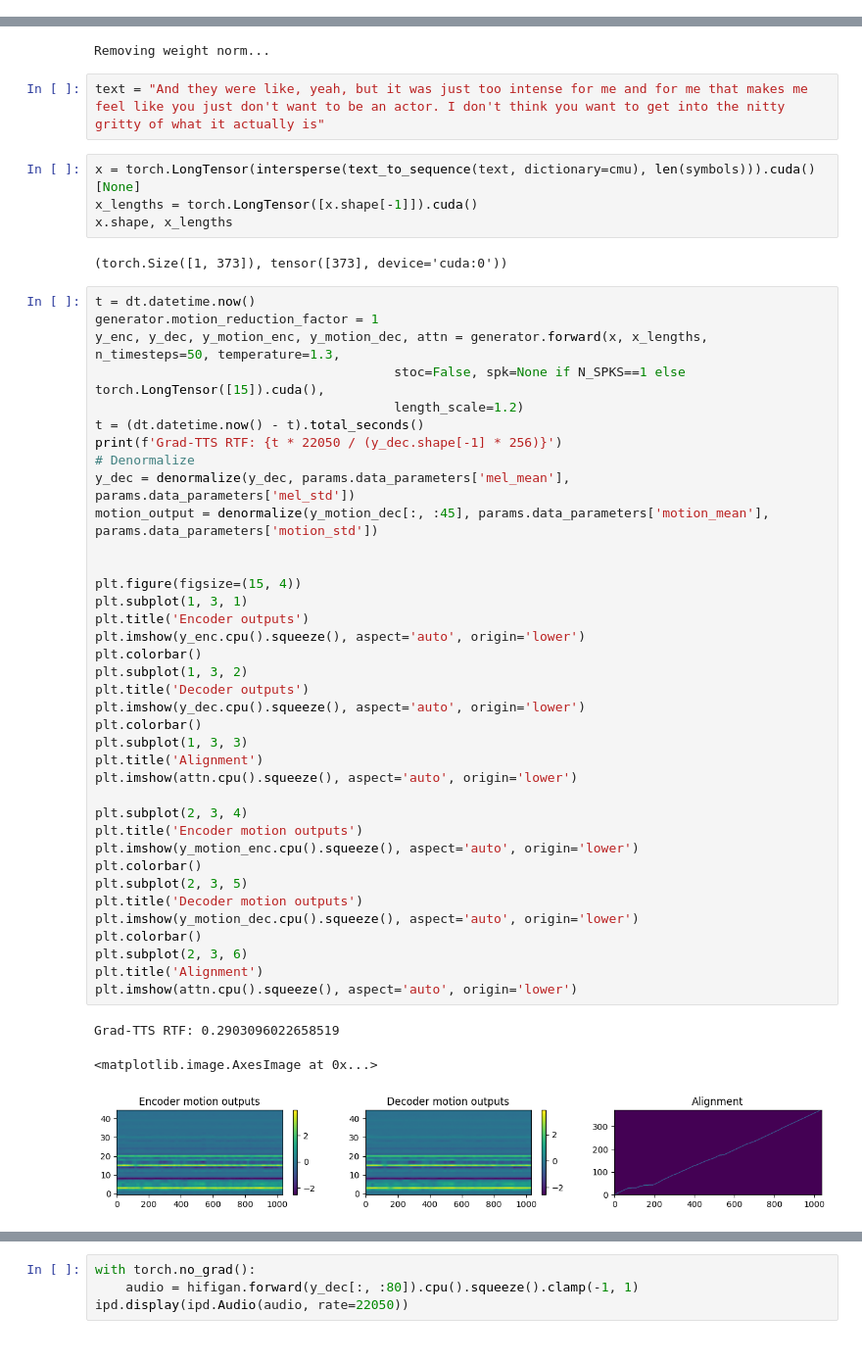
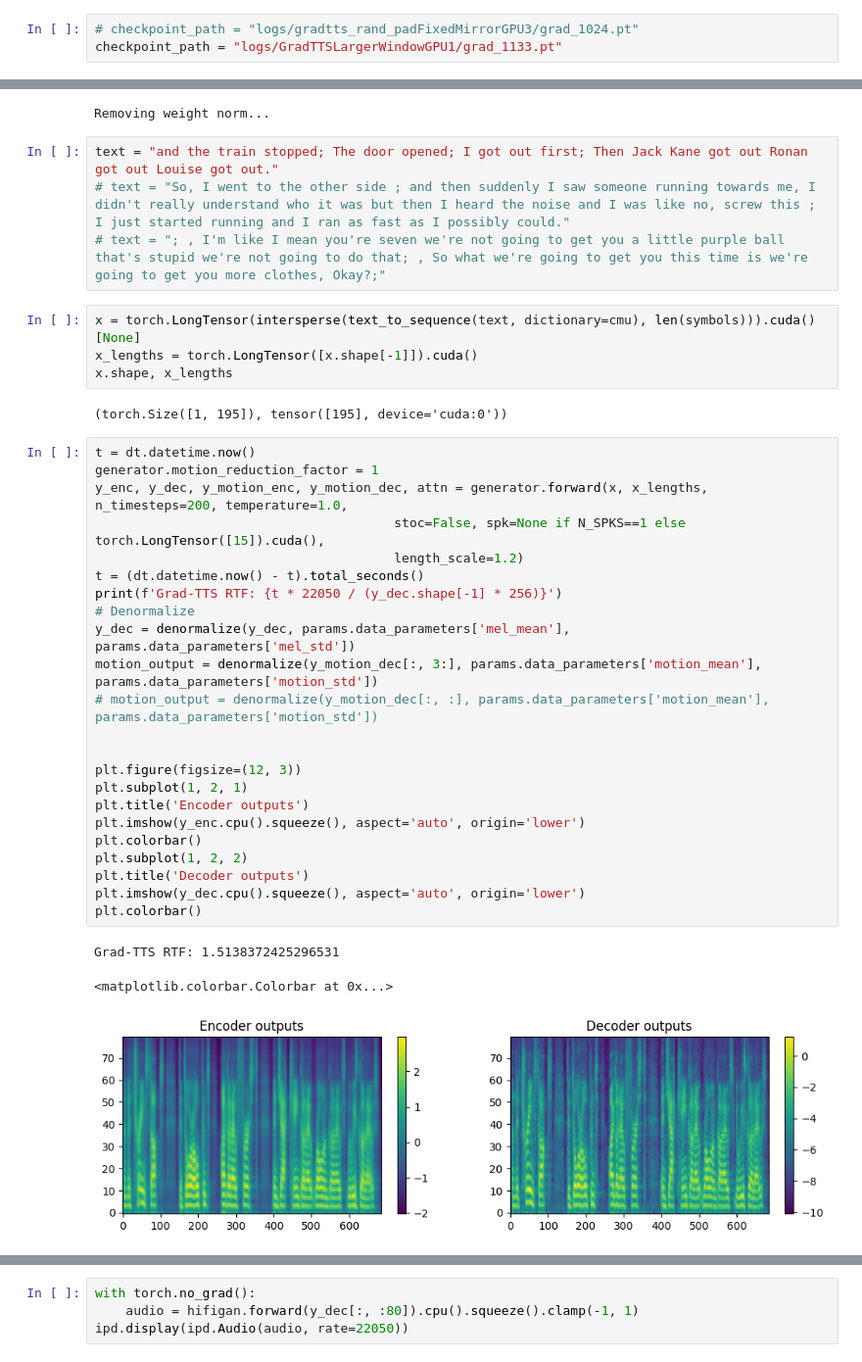
Before and after one commit to shivammehta25/Grad-TTS_Repo, a Jupyter notebook: Grad-TTS/inference.ipynb, the cells around one changed output, grey strips where cells are left out. Shown: that part at 98% size. Saved outputs shown, nothing was run; the diff lists cells and outputs as text.

```diff
--- a/Grad-TTS/inference.ipynb
+++ b/Grad-TTS/inference.ipynb
@@ -56,0 +55,3 @@ checkpoint_path = "logs/diffuser/grad_2532.pt"
+# %%
+# checkpoint_path = "logs/gradtts_rand_padFixedMirrorGPU3/grad_1024.pt"
+checkpoint_path = "logs/GradTTSLargerWindowGPU1/grad_1133.pt"
@@ -80,52 +84,40 @@ hifigan.remove_weight_norm()
 %matplotlib inline
 # %% [output]
 Removing weight norm...
-# %%
-text = "And they were like, yeah, but it was just too intense for me and for me that makes me feel like you just don't want to be an actor. I don't think you want to get into the nitty gritty of what it actually is"
+# %%
+text = "and the train stopped; The door opened; I got out first; Then Jack Kane got out Ronan got out Louise got out."
+# text = "So, I went to the other side ; and then suddenly I saw someone running towards me, I didn't really understand who it was but then I heard the noise and I was like no, screw this ; I just started running and I ran as fast as I possibly could."
+# text = "; , I'm like I mean you're seven we're not going to get you a little purple ball that's stupid we're not going to do that; , So what we're going to get you this time is we're going to get you more clothes, Okay?;"
 # %%
 x = torch.LongTensor(intersperse(text_to_sequence(text, dictionary=cmu), len(symbols))).cuda()[None]
 x_lengths = torch.LongTensor([x.shape[-1]]).cuda()
 x.shape, x_lengths
 # %% [output]
-(torch.Size([1, 373]), tensor([373], device='cuda:0'))
+(torch.Size([1, 195]), tensor([195], device='cuda:0'))
 # %%
 t = dt.datetime.now()
 generator.motion_reduction_factor = 1
-y_enc, y_dec, y_motion_enc, y_motion_dec, attn = generator.forward(x, x_lengths, n_timesteps=50, temperature=1.3,
+y_enc, y_dec, y_motion_enc, y_motion_dec, attn = generator.forward(x, x_lengths, n_timesteps=200, temperature=1.0,
                                        stoc=False, spk=None if N_SPKS==1 else torch.LongTensor([15]).cuda(),
                                        length_scale=1.2)
 t = (dt.datetime.now() - t).total_seconds()
 print(f'Grad-TTS RTF: {t * 22050 / (y_dec.shape[-1] * 256)}')
 # Denormalize
 y_dec = denormalize(y_dec, params.data_parameters['mel_mean'], params.data_parameters['mel_std'])
-motion_output = denormalize(y_motion_dec[:, :45], params.data_parameters['motion_mean'], params.data_parameters['motion_std'])
+motion_output = denormalize(y_motion_dec[:, 3:], params.data_parameters['motion_mean'], params.data_parameters['motion_std'])
+# motion_output = denormalize(y_motion_dec[:, :], params.data_parameters['motion_mean'], params.data_parameters['motion_std'])
 
 
-plt.figure(figsize=(15, 4))
-plt.subplot(1, 3, 1)
+plt.figure(figsize=(12, 3))
+plt.subplot(1, 2, 1)
 plt.title('Encoder outputs')
 plt.imshow(y_enc.cpu().squeeze(), aspect='auto', origin='lower')
 plt.colorbar()
-plt.subplot(1, 3, 2)
+plt.subplot(1, 2, 2)
 plt.title('Decoder outputs')
 plt.imshow(y_dec.cpu().squeeze(), aspect='auto', origin='lower')
 plt.colorbar()
-plt.subplot(1, 3, 3)
-plt.title('Alignment')
-plt.imshow(attn.cpu().squeeze(), aspect='auto', origin='lower')
-
-plt.subplot(2, 3, 4)
-plt.title('Encoder motion outputs')
-plt.imshow(y_motion_enc.cpu().squeeze(), aspect='auto', origin='lower')
-plt.colorbar()
-plt.subplot(2, 3, 5)
-plt.title('Decoder motion outputs')
-plt.imshow(y_motion_dec.cpu().squeeze(), aspect='auto', origin='lower')
-plt.colorbar()
-plt.subplot(2, 3, 6)
-plt.title('Alignment')
-plt.imshow(attn.cpu().squeeze(), aspect='auto', origin='lower')
 # %% [output]
-Grad-TTS RTF: 0.2903096022658519
+Grad-TTS RTF: 1.5138372425296531
-<matplotlib.image.AxesImage at 0x...>
+<matplotlib.colorbar.Colorbar at 0x...>
-[figure, old version]
+[figure, new version]
```
Also changed, not shown: parts of 9 cells of this notebook, 7 other files.
